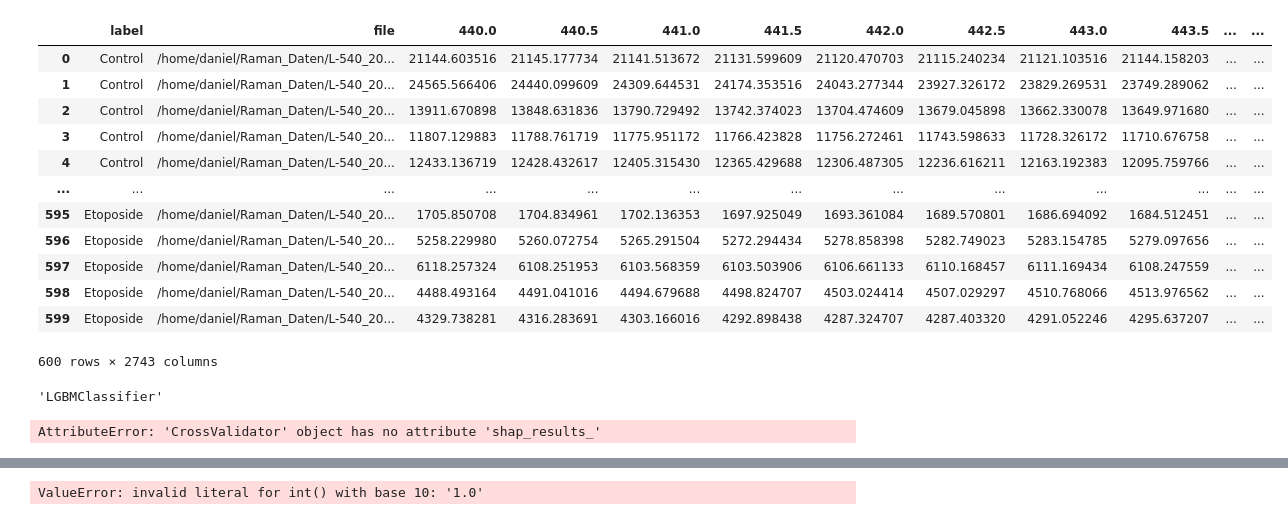
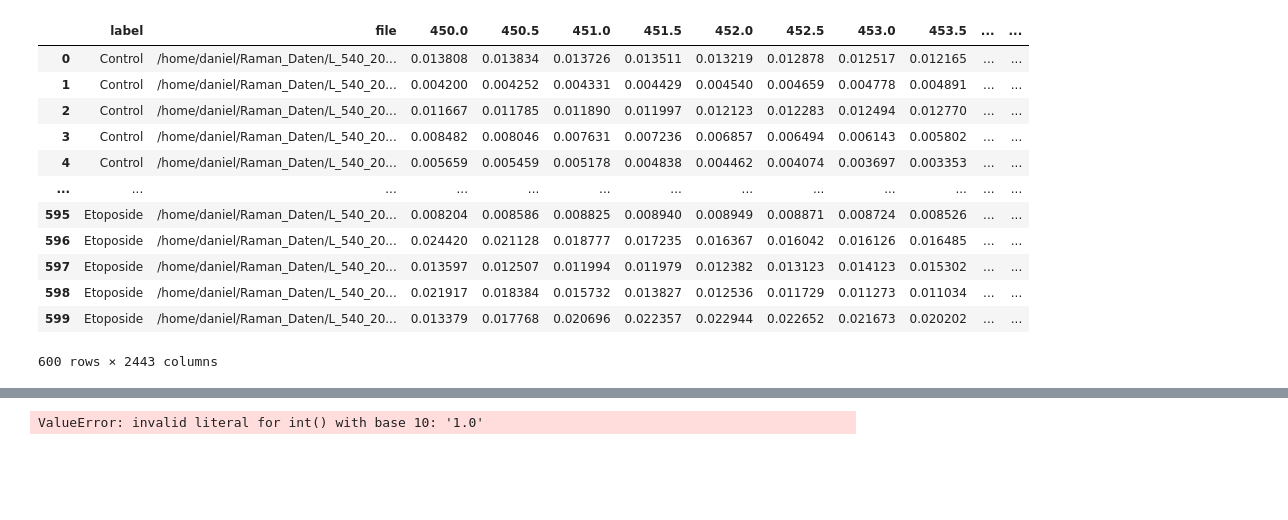
Before and after one commit to DerZ115/Zimmermann_RamanMachineLearning, a Jupyter notebook: notebooks/test.ipynb, the cells around one changed output, grey strips where cells are left out. Drawn from its saved outputs; the diff is of its cells as text; code cells hidden in the pictures; blank space fills up the shorter version.

```diff
--- a/notebooks/test.ipynb
+++ b/notebooks/test.ipynb
@@ -26,22 +25,22 @@ from raman_lib.preprocessing import SavGolFilter, RangeLimiter, BaselineCorrecto
 from raman_lib.misc import load_data
 from raman_lib.crossvalidation import CrossValidator
 # %%
-data = load_data("../results/quality_control/L_540_2022_C_E_qc.csv")
+data = load_data("../results/L_540_2022_C_E/L_540_2022_C_E_preprocessed.csv")
 data
 # %% [output]
-|  | label | file | 440.0 | 440.5 | 441.0 | 441.5 | 442.0 | 442.5 | 443.0 | 443.5 | ... | ... |
-| 0 | Control | /home/daniel/Raman_Daten/L-540_20... | 21144.603516 | 21145.177734 | 21141.513672 | 21131.599609 | 21120.470703 | 21115.240234 | 21121.103516 | 21144.158203 | ... | ... |
-| 1 | Control | /home/daniel/Raman_Daten/L-540_20... | 24565.566406 | 24440.099609 | 24309.644531 | 24174.353516 | 24043.277344 | 23927.326172 | 23829.269531 | 23749.289062 | ... | ... |
-| 2 | Control | /home/daniel/Raman_Daten/L-540_20... | 13911.670898 | 13848.631836 | 13790.729492 | 13742.374023 | 13704.474609 | 13679.045898 | 13662.330078 | 13649.971680 | ... | ... |
-| 3 | Control | /home/daniel/Raman_Daten/L-540_20... | 11807.129883 | 11788.761719 | 11775.951172 | 11766.423828 | 11756.272461 | 11743.598633 | 11728.326172 | 11710.676758 | ... | ... |
-| 4 | Control | /home/daniel/Raman_Daten/L-540_20... | 12433.136719 | 12428.432617 | 12405.315430 | 12365.429688 | 12306.487305 | 12236.616211 | 12163.192383 | 12095.759766 | ... | ... |
+|  | label | file | 450.0 | 450.5 | 451.0 | 451.5 | 452.0 | 452.5 | 453.0 | 453.5 | ... | ... |
+| 0 | Control | /home/daniel/Raman_Daten/L_540_20... | 0.013808 | 0.013834 | 0.013726 | 0.013511 | 0.013219 | 0.012878 | 0.012517 | 0.012165 | ... | ... |
+| 1 | Control | /home/daniel/Raman_Daten/L_540_20... | 0.004200 | 0.004252 | 0.004331 | 0.004429 | 0.004540 | 0.004659 | 0.004778 | 0.004891 | ... | ... |
+| 2 | Control | /home/daniel/Raman_Daten/L_540_20... | 0.011667 | 0.011785 | 0.011890 | 0.011997 | 0.012123 | 0.012283 | 0.012494 | 0.012770 | ... | ... |
+| 3 | Control | /home/daniel/Raman_Daten/L_540_20... | 0.008482 | 0.008046 | 0.007631 | 0.007236 | 0.006857 | 0.006494 | 0.006143 | 0.005802 | ... | ... |
+| 4 | Control | /home/daniel/Raman_Daten/L_540_20... | 0.005659 | 0.005459 | 0.005178 | 0.004838 | 0.004462 | 0.004074 | 0.003697 | 0.003353 | ... | ... |
 | ... | ... | ... | ... | ... | ... | ... | ... | ... | ... | ... | ... | ... |
-| 595 | Etoposide | /home/daniel/Raman_Daten/L-540_20... | 1705.850708 | 1704.834961 | 1702.136353 | 1697.925049 | 1693.361084 | 1689.570801 | 1686.694092 | 1684.512451 | ... | ... |
-| 596 | Etoposide | /home/daniel/Raman_Daten/L-540_20... | 5258.229980 | 5260.072754 | 5265.291504 | 5272.294434 | 5278.858398 | 5282.749023 | 5283.154785 | 5279.097656 | ... | ... |
-| 597 | Etoposide | /home/daniel/Raman_Daten/L-540_20... | 6118.257324 | 6108.251953 | 6103.568359 | 6103.503906 | 6106.661133 | 6110.168457 | 6111.169434 | 6108.247559 | ... | ... |
-| 598 | Etoposide | /home/daniel/Raman_Daten/L-540_20... | 4488.493164 | 4491.041016 | 4494.679688 | 4498.824707 | 4503.024414 | 4507.029297 | 4510.768066 | 4513.976562 | ... | ... |
-| 599 | Etoposide | /home/daniel/Raman_Daten/L-540_20... | 4329.738281 | 4316.283691 | 4303.166016 | 4292.898438 | 4287.324707 | 4287.403320 | 4291.052246 | 4295.637207 | ... | ... |
+| 595 | Etoposide | /home/daniel/Raman_Daten/L_540_20... | 0.008204 | 0.008586 | 0.008825 | 0.008940 | 0.008949 | 0.008871 | 0.008724 | 0.008526 | ... | ... |
+| 596 | Etoposide | /home/daniel/Raman_Daten/L_540_20... | 0.024420 | 0.021128 | 0.018777 | 0.017235 | 0.016367 | 0.016042 | 0.016126 | 0.016485 | ... | ... |
+| 597 | Etoposide | /home/daniel/Raman_Daten/L_540_20... | 0.013597 | 0.012507 | 0.011994 | 0.011979 | 0.012382 | 0.013123 | 0.014123 | 0.015302 | ... | ... |
+| 598 | Etoposide | /home/daniel/Raman_Daten/L_540_20... | 0.021917 | 0.018384 | 0.015732 | 0.013827 | 0.012536 | 0.011729 | 0.011273 | 0.011034 | ... | ... |
+| 599 | Etoposide | /home/daniel/Raman_Daten/L_540_20... | 0.013379 | 0.017768 | 0.020696 | 0.022357 | 0.022944 | 0.022652 | 0.021673 | 0.020202 | ... | ... |
-600 rows × 2743 columns
+600 rows × 2443 columns
 # %%
 X = data.drop(columns=["label", "file"], errors="ignore")
 wns = np.asarray(X.columns.astype(float))
@@ -82,9 +75 @@ cv = CrossValidator(clf,
                     feature_names=wns).fit(X, y)
-# %%
-clf.__class__.__name__
-# %% [output]
-'LGBMClassifier'
-# %%
-shap.dependence_plot("rank(1)", cv.shap_results_.values, cv.shap_results_.data, feature_names=cv.shap_results_.feature_names)
-# %% [output]
-AttributeError: 'CrossValidator' object has no attribute 'shap_results_'
```
Also changed, not shown: parts of 10 cells of this notebook, 13 other files.
